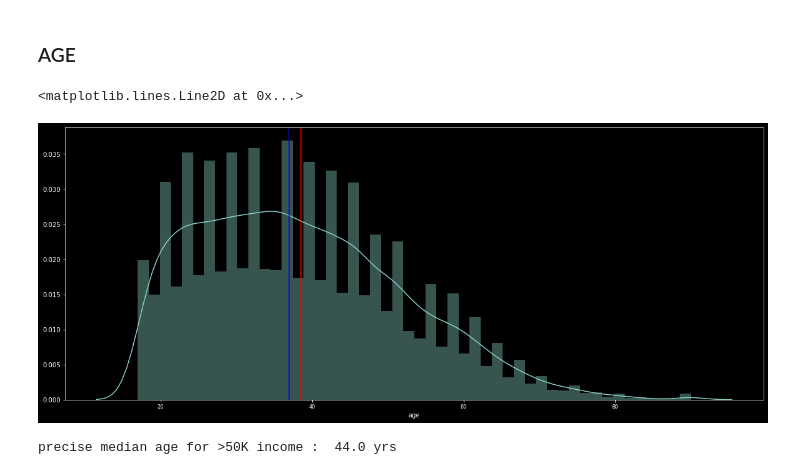
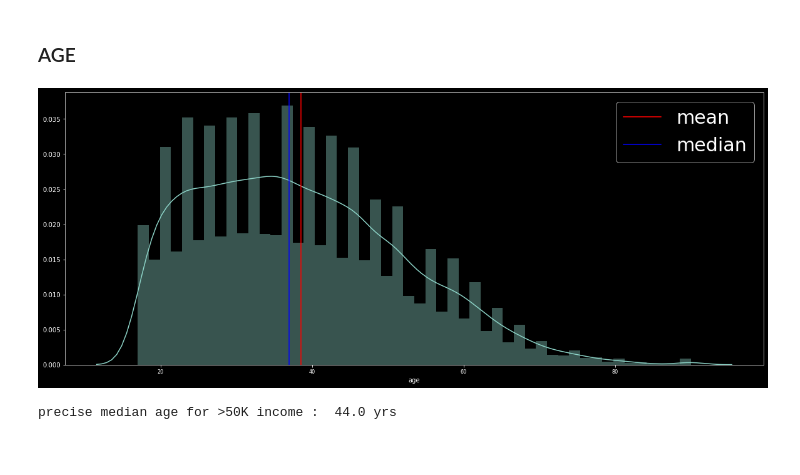
Before and after one commit to agomolka/AdultIncomeAnalysis, a Jupyter notebook: Adult_income_analysis.ipynb, the cells around one changed output. Saved outputs shown, nothing was run; the diff lists cells and outputs as text; code cells hidden in the pictures.

```diff
--- a/Adult_income_analysis.ipynb
+++ b/Adult_income_analysis.ipynb
@@ -83,18 +83,22 @@ More people earn less or equal 5OK $.
 # %% [markdown]
 ### AGE
 # %%
-plt.style.use("dark_background")
-fig = plt.figure(figsize=(20,8))
-sns.distplot(df['age'])
+def draw_distplot(column):
+    plt.style.use("dark_background")
+    fig = plt.figure(figsize=(20,8))
+    sns.distplot(column)
 
-mean_value = df['age'].mean()
-plt.axvline(mean_value, c='red')
+    mean_value = column.mean()
+    plt.axvline(mean_value, c='red', linewidth=1.5, label="mean")
 
-median_value = df['age'].median()
-plt.axvline(median_value, c='blue')
+    median_value = column.median()
+    plt.axvline(median_value, c='blue', linewidth=1.5, label="median")
+    plt.legend(loc='upper right', prop={'size': 30})
+    plt.show()
-# %% [output]
-<matplotlib.lines.Line2D at 0x...>
-[figure, removed]
+# %%
+draw_distplot(column=df['age'])
+# %% [output]
+[figure, added]
 # %%
 print('precise median age for >50K income : ',df[df['income']=='>50K']['age'].median(), 'yrs')
 # %% [output]
```
Also changed, not shown: parts of 35 cells of this notebook.
